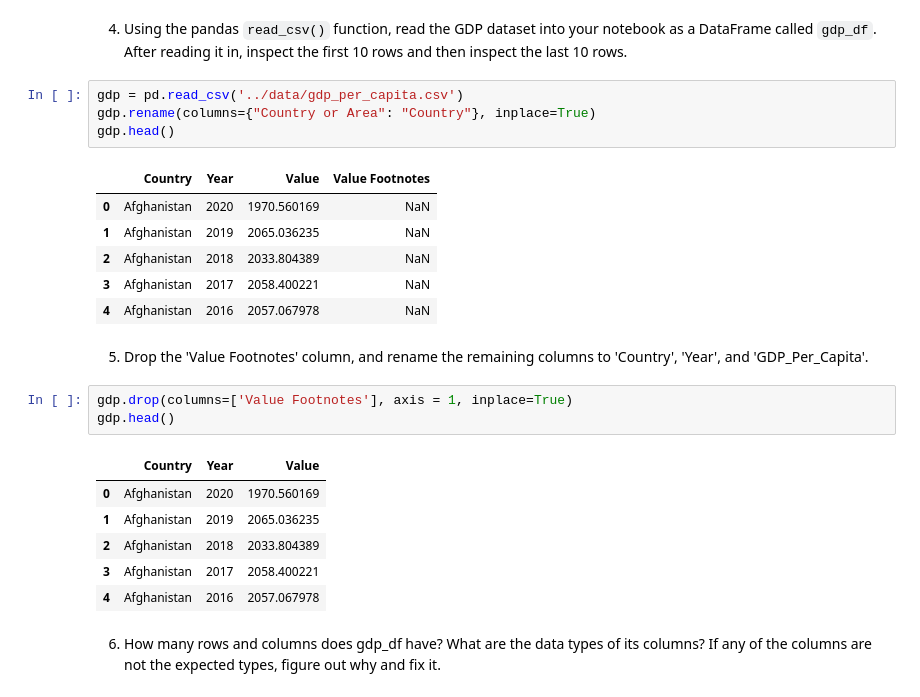
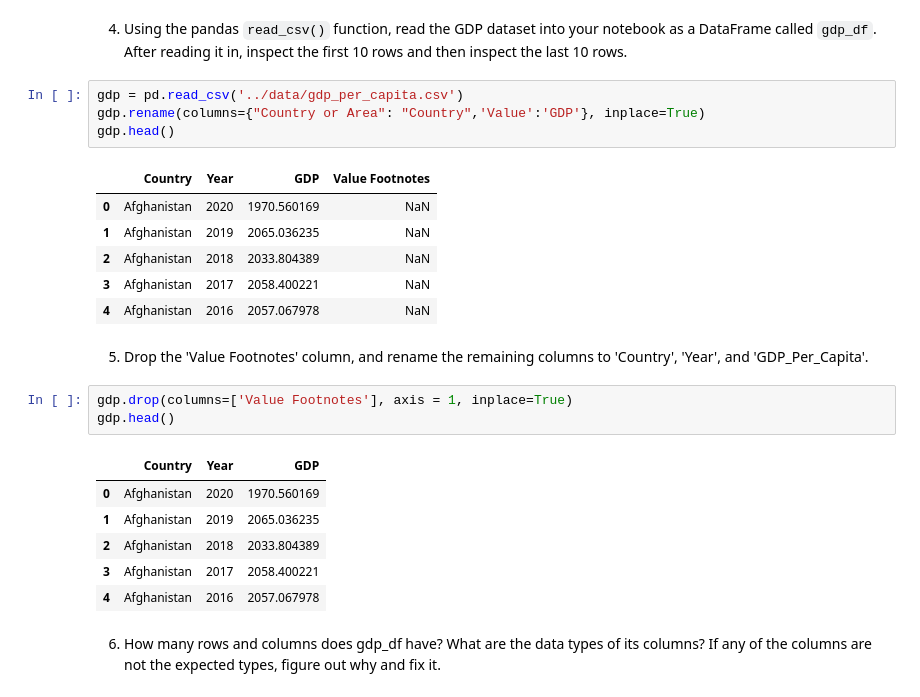
Before and after one commit to nss-data-science-cohort-7/un-exploration-JEFFDAVISJR, a Jupyter notebook: notebooks/UN_Data_Exploration.ipynb, the cells around one changed output. Drawn from its saved outputs; the diff is of its cells as text.

```diff
--- a/notebooks/UN_Data_Exploration.ipynb
+++ b/notebooks/UN_Data_Exploration.ipynb
@@ -25,10 +25,10 @@ import seaborn as sns
 4.	Using the pandas `read_csv()` function, read the GDP dataset into your notebook as a DataFrame called `gdp_df`. After reading it in, inspect the first 10 rows and then inspect the last 10 rows.
 # %%
 gdp = pd.read_csv('../data/gdp_per_capita.csv')
-gdp.rename(columns={"Country or Area": "Country"}, inplace=True)
+gdp.rename(columns={"Country or Area": "Country",'Value':'GDP'}, inplace=True)
 gdp.head()
 # %% [output]
-|  | Country | Year | Value | Value Footnotes |
+|  | Country | Year | GDP | Value Footnotes |
 | 0 | Afghanistan | 2020 | 1970.560169 | NaN |
 | 1 | Afghanistan | 2019 | 2065.036235 | NaN |
 | 2 | Afghanistan | 2018 | 2033.804389 | NaN |
@@ -40,7 +40,7 @@ gdp.head()
 gdp.drop(columns=['Value Footnotes'], axis = 1, inplace=True)
 gdp.head()
 # %% [output]
-|  | Country | Year | Value |
+|  | Country | Year | GDP |
 | 0 | Afghanistan | 2020 | 1970.560169 |
 | 1 | Afghanistan | 2019 | 2065.036235 |
 | 2 | Afghanistan | 2018 | 2033.804389 |
```
Also changed, not shown: parts of 27 cells of this notebook.
